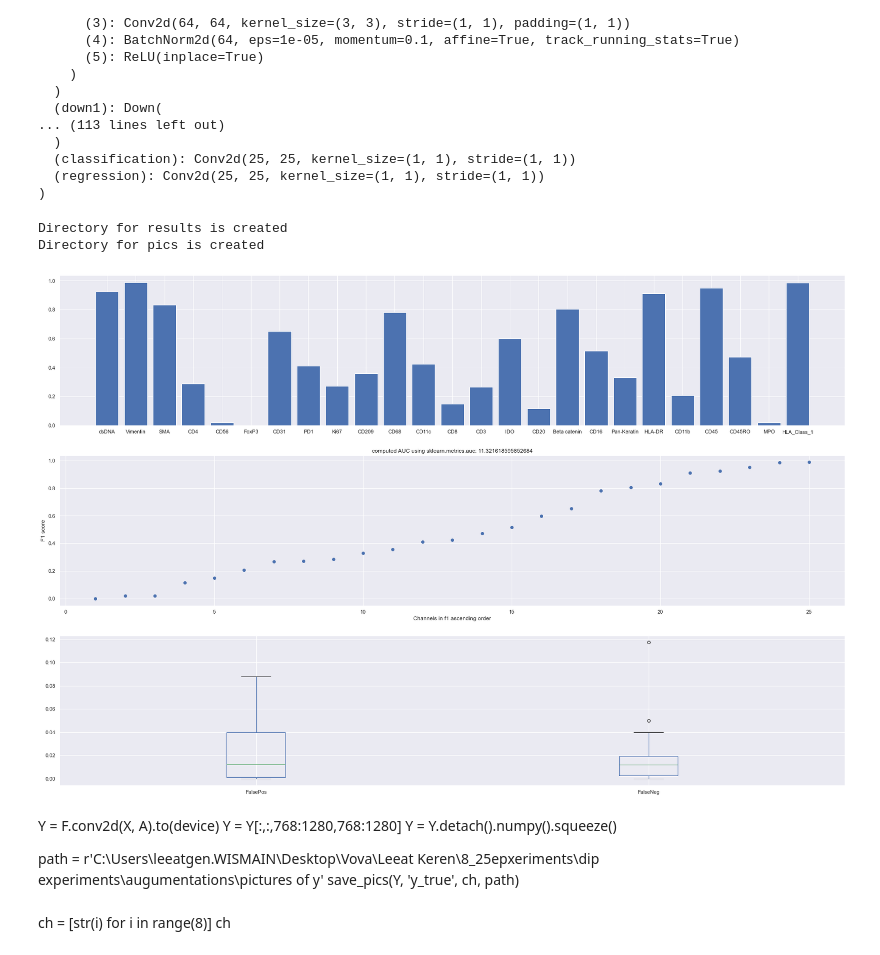
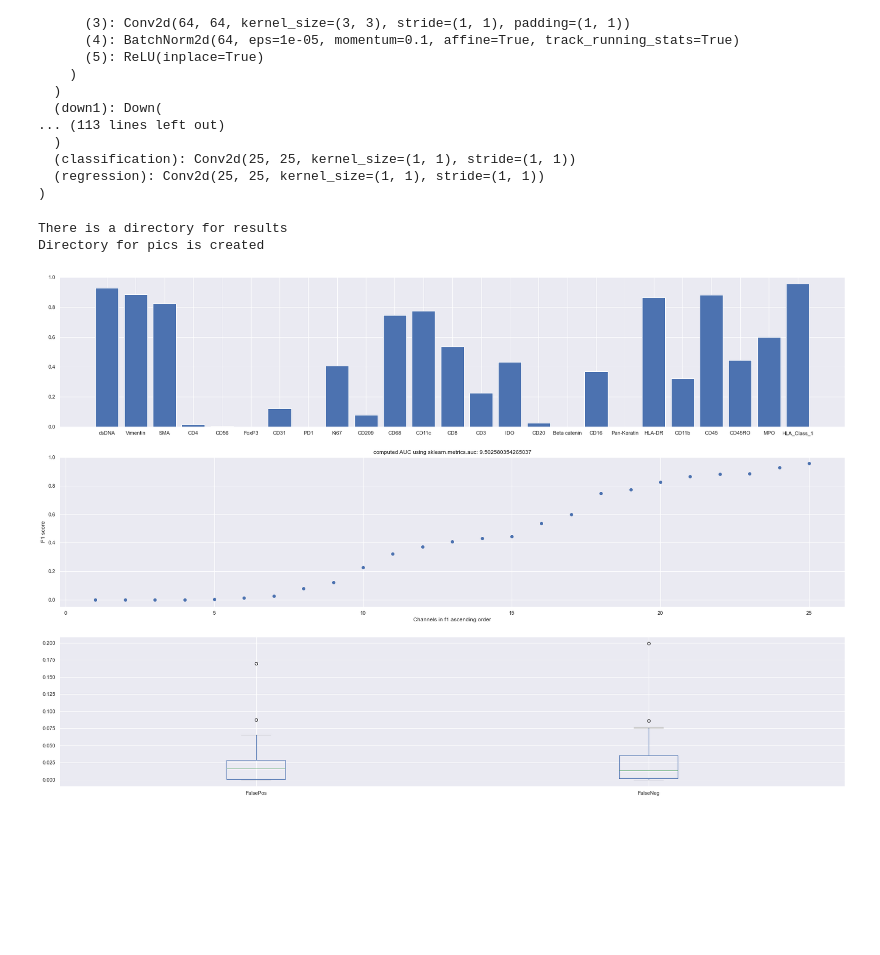
Before and after one commit to KerenLab/training_metrics, a Jupyter notebook: model_eval.ipynb, the cells around one changed output. Cells and saved outputs as stored; diff of their text form; code cells hidden in the pictures; blank space fills up the shorter version.

```diff
--- a/model_eval.ipynb
+++ b/model_eval.ipynb
@@ -24,7 +24,7 @@ from torch import optim
 import matplotlib.pyplot as plt
 sns.set()
 # %%
-path_main = r'Z:\vovam\Vova\outputs\2021-06-03\09-25-16'
+path_main = r'Z:\vovam\Vova\outputs\2021-06-13\09-56-13'
 result_p = os.path.join(path_main,'results')
 os.chdir(path_main)
 # %%
@@ -80,7 +80,8 @@ if X.ndim != 4:
     X = X.reshape((1, *X.shape))
 Y = F.conv2d(X, A).to(device)
 # %%
-y = Y[:,:,768:1280,768:1280]
+#y = Y[:,:,768:1280,768:1280]
+y = Y[:,:,:,:]
 _, x_hat = model(y)
 # %%
 def get_scores(p_true, p_hat, point_name, channels):
@@ -93,8 +94,8 @@ def get_scores(p_true, p_hat, point_name, channels):
 
     for i, chname in enumerate(channels):
         #true_data = p_true.sel(fovs=[point_name], channels=chname)
-        true_data = p_true[i, 768:1280, 768:1280].squeeze().flatten()  # delete when you check full size pics and not crops
-
+        #true_data = p_true[i, 768:1280, 768:1280].squeeze().flatten()  # delete when you check full size pics and not crops
+        true_data = p_true[i, :, :].squeeze().flatten()
 
         hat_data = p_hat[i, :, :].squeeze().flatten()
         hat_data = np.rint(hat_data)
@@ -121,7 +122,8 @@ def save_pics(data, prefix, channels, path):
         pic_data = pic_data.clip(min=0)
         pic_name = '{}_00{}_{}.tif'.format(prefix, i, chname)
         # change here accordingly to the dimensions of your crop
-        io.imsave(os.path.join(path, pic_name), pic_data.reshape((512, 512)), check_contrast=False)
+        #io.imsave(os.path.join(path, pic_name), pic_data.reshape((512, 512)), check_contrast=False)
+        io.imsave(os.path.join(path, pic_name), pic_data.reshape((2048, 2048)), check_contrast=False)
 
 def combine_everyting(p_true, p_dat, channels, pic_prefix, path, pics=True):
 
@@ -167,19 +169,9 @@ def combine_everyting(p_true, p_dat, channels, pic_prefix, path, pics=True):
 # %%
 #path =r'C:\Users\leeatgen.WISMAIN\Desktop\Vova\Leeat Keren\8_25epxeriments\dip experiments\augumentations\rotations and crops from crops reg 0 con 0'
 hat = x_hat.detach().numpy().squeeze()
-
-combine_everyting(x, hat, channels,'256crop',result_p)
+result_p = r'C:\Users\leeatgen.WISMAIN\Desktop\Vova\Leeat Keren\8_25epxeriments\dip experiments\CustomDataset_experiments\nocrop_rc512_bs10'
+combine_everyting(x, hat, channels,'128_15_r_c',result_p)
 # %% [output]
-Directory for results is created
+There is a directory for results
 Directory for pics is created
-[figure, old version]
+[figure, new version]
-# %% [markdown]
-Y = F.conv2d(X, A).to(device)
-Y = Y[:,:,768:1280,768:1280]
-Y = Y.detach().numpy().squeeze()
-
-path = r'C:\Users\leeatgen.WISMAIN\Desktop\Vova\Leeat Keren\8_25epxeriments\dip experiments\augumentations\pictures of y'
-save_pics(Y, 'y_true', ch, path)
-# %% [markdown]
-ch = [str(i) for i in range(8)]
-ch
```
Also changed, not shown: 3 other files.
